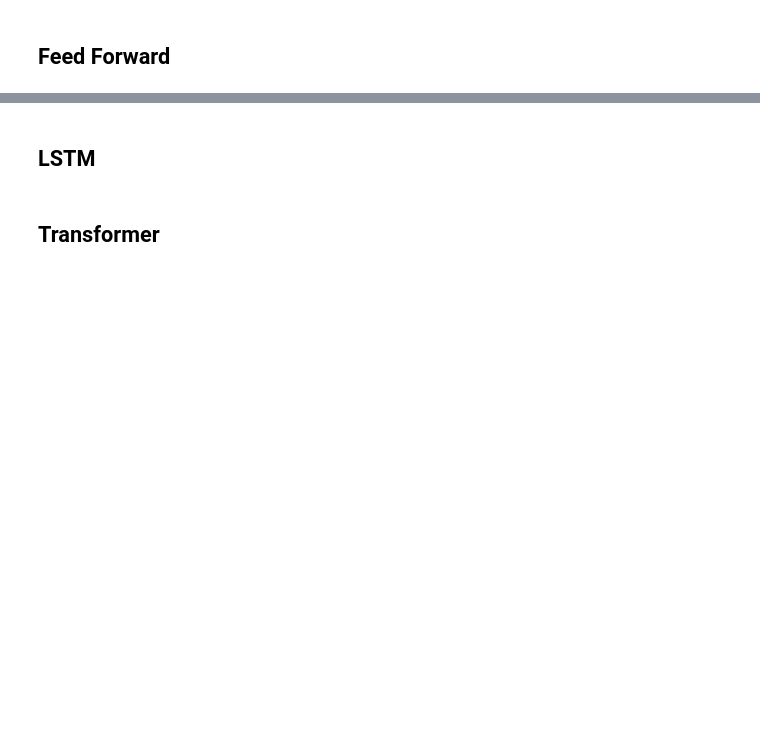
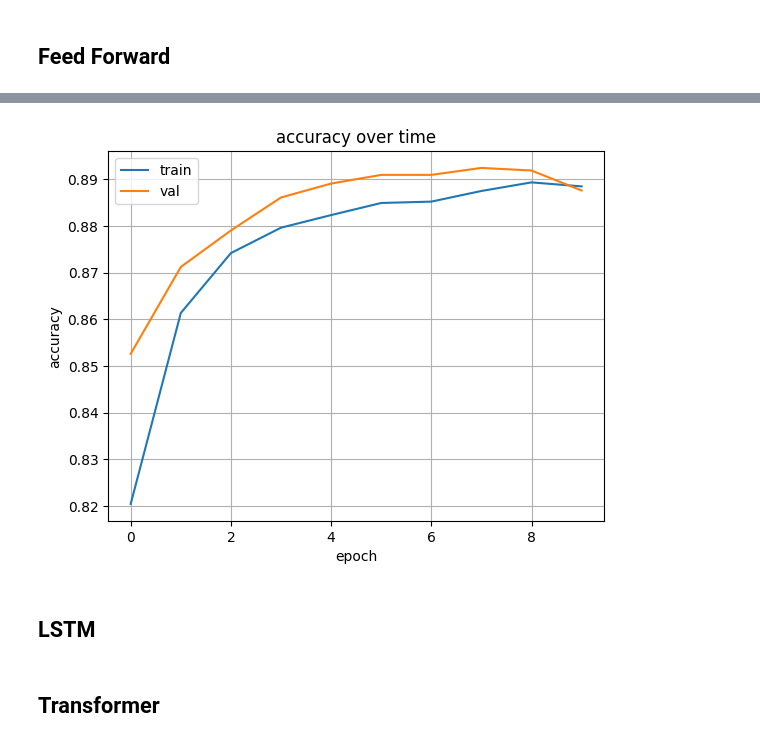
Before and after one commit to SparkyWen/5046_NLP_A4, a Jupyter notebook: classification.ipynb, the cells around one changed output, grey strips where cells are left out. Drawn from its saved outputs; the diff is of its cells as text; code cells hidden in the pictures; blank space fills up the shorter version.

```diff
--- a/classification.ipynb
+++ b/classification.ipynb
@@ -482,0 +523,4 @@ TypeError: TrainAndEvaluateModel() missing 5 required positional arguments: 'mod
+# %%
+MAX_FEATURES = 20000
+MAX_SEQUENCE = 50
+EMBEDDING_DIMENSIONS = 120
@@ -482,0 +554,12 @@ TypeError: TrainAndEvaluateModel() missing 5 required positional arguments: 'mod
+# %%
+def GetLabels(tags):
+    flattenedTags = flatten(tags)
+    tagTrainingLabels = []
+    for label in flattenedTags:
+        tagTrainingLabels.append(tagToIdDictionary[label])
+
+    return tagTrainingLabels
+
+tagTrainingLabels = GetLabels(QuestionDatasets.trainingData['tags'])
+tagValidationLabels = GetLabels(QuestionDatasets.validationData['tags'])
+tagTestingLabels = GetLabels(QuestionDatasets.testingData['tags'])
@@ -482,0 +605,4 @@ TypeError: TrainAndEvaluateModel() missing 5 required positional arguments: 'mod
+# %%
+vectorizedTrainingText = vectorizeAllText(QuestionDatasets.trainingData)
+vectorizedValidationText = vectorizeAllText(QuestionDatasets.validationData)
+vectorizedTestingText = vectorizeAllText(QuestionDatasets.testingData)
@@ -482,0 +691,7 @@ TypeError: TrainAndEvaluateModel() missing 5 required positional arguments: 'mod
+# %%
+# Fit the model
+sqlNNModel = GetSqlNNModel(QuestionDatasets)
+tagNNModel = GetTagNNModel()
+
+sqlHistory = sqlNNModel.fit(x=np.array(vectorizedTrainingText), y=QuestionDatasets.trainingData['sql-id'], validation_data=(np.array(vectorizedValidationText), QuestionDatasets.validationData['sql-id']), epochs=50)
+tagHistory = tagNNModel.fit(x=np.array(tagVectorizedTrainingText), y=np.array(tagTrainingLabels), validation_data=(np.array(tagVectorizedValidationText), np.array(tagValidationLabels)), batch_size=128, epochs=20)
@@ -483,3 +703,22 @@ TypeError: TrainAndEvaluateModel() missing 5 required positional arguments: 'mod
+# %%
+import matplotlib.pyplot as pyplot
+
+def plotChange(history):
+    pyplot.title('accuracy over time')
+    pyplot.plot(history['accuracy'])
+    pyplot.plot(history['val_accuracy'])
+    pyplot.xlabel('epoch')
+    pyplot.ylabel('accuracy')
+    pyplot.legend(['train', 'val'], loc='upper left')
+    pyplot.grid(True)
+    pyplot.show()
+
+    pyplot.show()
+
+plotChange(sqlHistory.history)
+plotChange(tagHistory.history)
+# %% [output]
+[figure, added]
 # %% [markdown]
 ## LSTM
 # %% [markdown]
```
Also changed, not shown: parts of 16 cells of this notebook.
